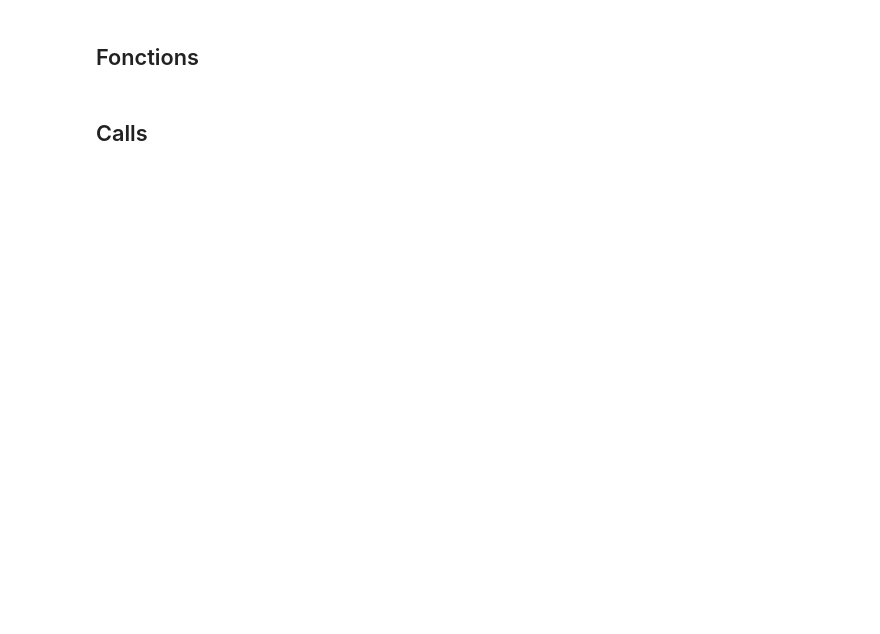
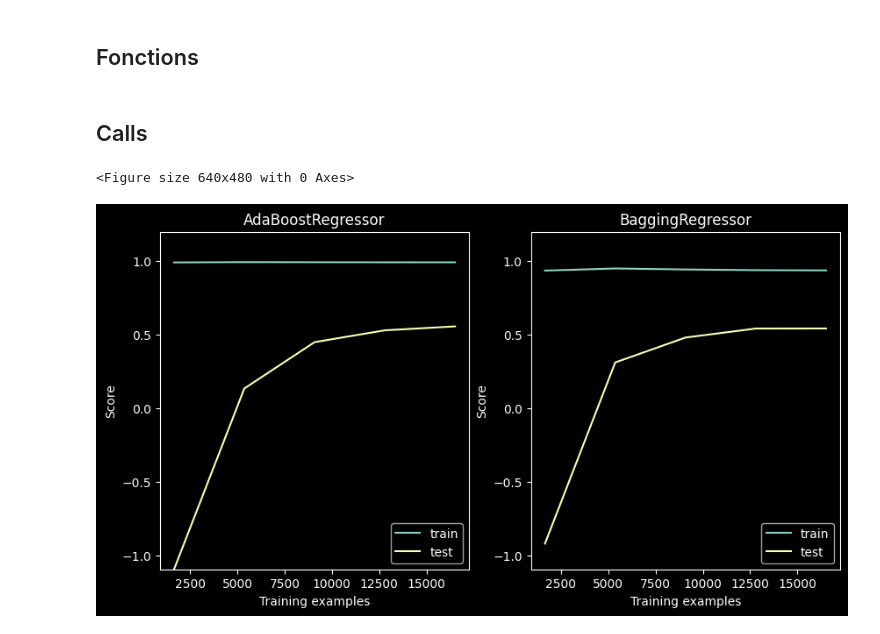
Before and after one commit to TsukiShinen/GT3_Project3, a Jupyter notebook: src/Le meilleur de tous les scripts et de loin.ipynb, the cells around one changed output. Drawn from its saved outputs; the diff is of its cells as text; code cells hidden in the pictures; blank space fills up the shorter version.

```diff
--- a/src/Le meilleur de tous les scripts et de loin.ipynb
+++ b/src/Le meilleur de tous les scripts et de loin.ipynb
@@ -78,6 +78,20 @@ linear_models = [
     Lasso(),
 ]
 
+models_boost = [
+    #AdaBoostRegressor(base_estimator=BaggingRegressor(n_jobs=-1)),
+    #AdaBoostRegressor(base_estimator=ExtraTreesRegressor(n_jobs=-1)),
+    #AdaBoostRegressor(base_estimator=GradientBoostingRegressor()),
+    AdaBoostRegressor(base_estimator=RandomForestRegressor(n_jobs=-1)),
+    #AdaBoostRegressor(base_estimator=HistGradientBoostingRegressor()),
+
+    BaggingRegressor(base_estimator=BaggingRegressor(n_jobs=-1)),
+    #BaggingRegressor(base_estimator=ExtraTreesRegressor(n_jobs=-1)),
+    #BaggingRegressor(base_estimator=GradientBoostingRegressor()),
+    #BaggingRegressor(base_estimator=RandomForestRegressor(n_jobs=-1)),
+    #BaggingRegressor(base_estimator=HistGradientBoostingRegressor()),
+]
+
 #Nombre de training par modele
 attemps = 5
 # %% [markdown]
@@ -138,9 +152,13 @@ def subplots_learnings_curves(
     data,
     target
 ):
+    plt.figure(1)
     n_jobs = -1
     fig, graphs = plt.subplots(1, len(models), figsize=(5* len(models), 5))
-    points_amount = 10
+    points_amount = 5
+    train_score_arr = []
+    test_scores_arr = []
+
     for i in tqdm(range(len(models))):
         graphs[i].set_title(models[i].__class__.__name__)
         graphs[i].set_xlabel("Training examples")
@@ -157,7 +175,15 @@ def subplots_learnings_curves(
         train_scores_mean = np.mean(train_scores, axis=1)
         test_scores_mean = np.mean(test_scores, axis=1)
 
-        train_curve = graphs[i].plot(train_sizes, train_scores_mean)
-        test_curve = graphs[i].plot(train_sizes, test_scores_mean)
+        train_score_arr.append(train_scores_mean)
+        test_scores_arr.append(test_scores_mean)
+
+
+
+    for i in range(len(train_score_arr)):
+        graphs[i].set_ylim(np.min(test_scores_arr),1.2)
+        graphs[i].plot(train_sizes, train_score_arr[i])
+        graphs[i].plot(train_sizes, test_scores_arr[i])
+        graphs[i].legend(labels=["train", "test"], loc="lower right")
 
     return plt
@@ -208,10 +198,13 @@ TestModel(linear_models)
 # %%
 #Call Learning Curve (Subplots MatPlotLib)
 
 subplots_learnings_curves(
-    models,
+    models_boost,
     data,
     target
 )
 
 plt.show()
+# %% [output]
+<Figure size 640x480 with 0 Axes>
+[figure, added]
```
Also changed, not shown: parts of 3 cells of this notebook.
